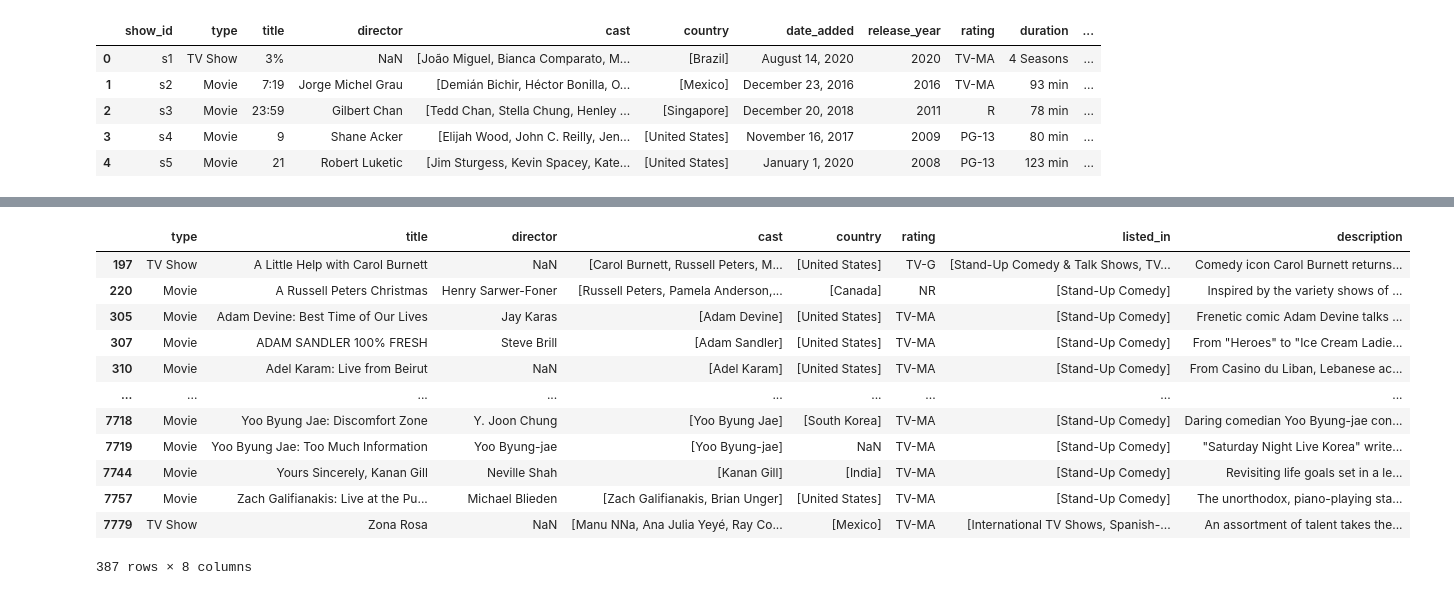
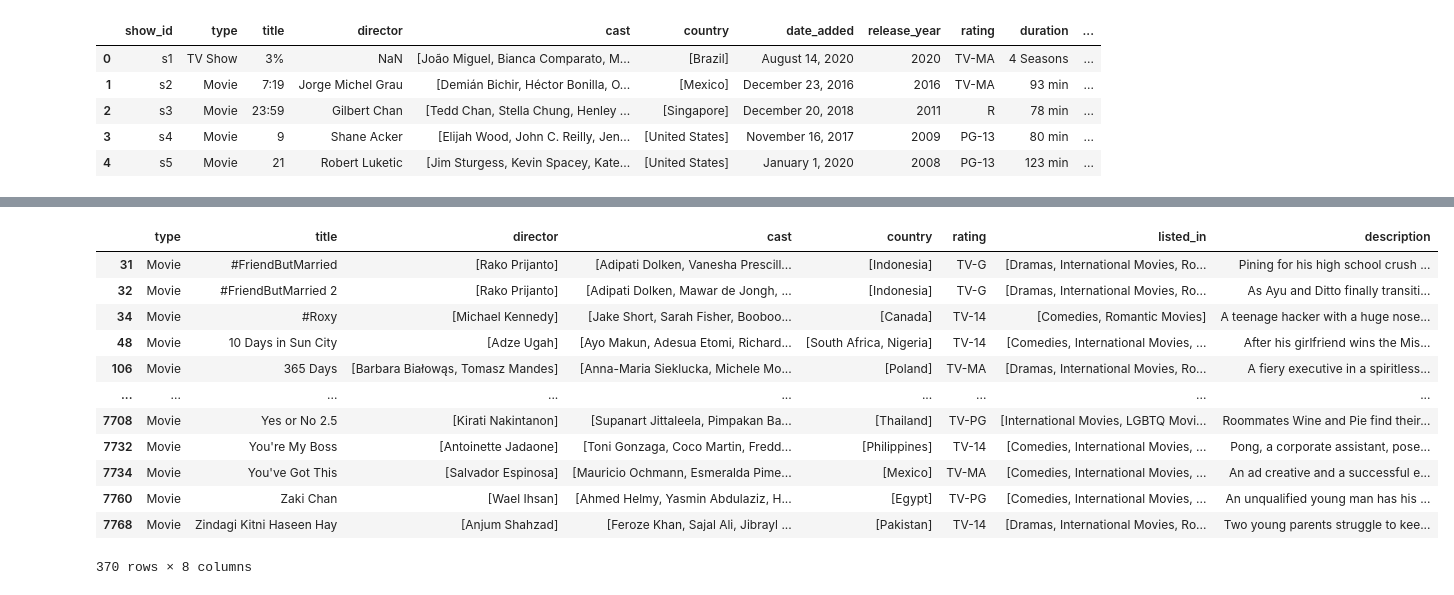
Before and after one commit to shashankbhatia15/NETFLIX-MOVIES-AND-TV-SHOWS-CLUSTERING, a Jupyter notebook: NETFLIX_MOVIES_AND_TV_SHOWS_CLUSTERING.ipynb, the cells around one changed output, grey strips where cells are left out. Saved outputs shown, nothing was run; the diff lists cells and outputs as text; code cells hidden in the pictures.

```diff
--- a/NETFLIX_MOVIES_AND_TV_SHOWS_CLUSTERING.ipynb
+++ b/NETFLIX_MOVIES_AND_TV_SHOWS_CLUSTERING.ipynb
@@ -538,3 +517,5 @@ print(tokens_without_sw)
+# %%
+stop = set(stopwords.words('english'))
 # %%
 df['combined features'][0]
 # %% [output]
@@ -623,5 +604,5 @@ KElbowVisualizer(ax=<matplotlib.axes._subplots.AxesSubplot object at 0x...>,
 # %%
-clusters=[i for i in range(10,101,10)]
+clusters=[i for i in range(2,103,10)]
 silhouette_avg = []
 Sum_of_squared_distances = []
 for num_clusters in clusters:
@@ -656,5 +637,5 @@ plt.show()
 # %%
-clusters=[i for i in range(2,26)]
+clusters=[i for i in range(2,40,1)]
 silhouette_avg = []
 Sum_of_squared_distances = []
 for num_clusters in clusters:
@@ -691,12 +672,12 @@ K=8
 # %%
 # Create K-Means Model
-modelkmeans = KMeans(n_clusters=8, init='k-means++', n_init=10).fit(x)
+modelkmeans = KMeans(n_clusters=22, init='k-means++', n_init=10).fit(x)
 
 # Form cluster predictions using K-Means Model
-predictions = modelkmeans.predict(x)
+predictions = modelkmeans.fit_predict(x)
 
 # Convert cluster predictions to data frame
 predictions_df = pd.DataFrame(predictions, columns=['cluster'])
 
 # Attach cluster predictions to original data frame
-df.insert(len(df.columns), column = 'cluster', value = predictions_df.cluster)
+#df.insert(len(df.columns), column = 'cluster', value = predictions_df.cluster)
@@ -728,16 +720,16 @@ df[df['cluster'] == 0][['type','title','director','cast','country','rating','lis
 # %%
-df[df['cluster'] == 1][['type','title','director','cast','country','rating','listed_in','description']]
+df[df['cluster'] ==4][['type','title','director','cast','country','rating','listed_in','description']]
 # %% [output]
 |  | type | title | director | cast | country | rating | listed_in | description |
-| 197 | TV Show | A Little Help with Carol Burnett | NaN | [Carol Burnett, Russell Peters, M... | [United States] | TV-G | [Stand-Up Comedy & Talk Shows, TV... | Comedy icon Carol Burnett returns... |
-| 220 | Movie | A Russell Peters Christmas | Henry Sarwer-Foner | [Russell Peters, Pamela Anderson,... | [Canada] | NR | [Stand-Up Comedy] | Inspired by the variety shows of ... |
-| 305 | Movie | Adam Devine: Best Time of Our Lives | Jay Karas | [Adam Devine] | [United States] | TV-MA | [Stand-Up Comedy] | Frenetic comic Adam Devine talks ... |
-| 307 | Movie | ADAM SANDLER 100% FRESH | Steve Brill | [Adam Sandler] | [United States] | TV-MA | [Stand-Up Comedy] | From "Heroes" to "Ice Cream Ladie... |
-| 310 | Movie | Adel Karam: Live from Beirut | NaN | [Adel Karam] | [United States] | TV-MA | [Stand-Up Comedy] | From Casino du Liban, Lebanese ac... |
+| 31 | Movie | #FriendButMarried | [Rako Prijanto] | [Adipati Dolken, Vanesha Prescill... | [Indonesia] | TV-G | [Dramas, International Movies, Ro... | Pining for his high school crush ... |
+| 32 | Movie | #FriendButMarried 2 | [Rako Prijanto] | [Adipati Dolken, Mawar de Jongh, ... | [Indonesia] | TV-G | [Dramas, International Movies, Ro... | As Ayu and Ditto finally transiti... |
+| 34 | Movie | #Roxy | [Michael Kennedy] | [Jake Short, Sarah Fisher, Booboo... | [Canada] | TV-14 | [Comedies, Romantic Movies] | A teenage hacker with a huge nose... |
+| 48 | Movie | 10 Days in Sun City | [Adze Ugah] | [Ayo Makun, Adesua Etomi, Richard... | [South Africa, Nigeria] | TV-14 | [Comedies, International Movies, ... | After his girlfriend wins the Mis... |
+| 106 | Movie | 365 Days | [Barbara Białowąs, Tomasz Mandes] | [Anna-Maria Sieklucka, Michele Mo... | [Poland] | TV-MA | [Dramas, International Movies, Ro... | A fiery executive in a spiritless... |
 | ... | ... | ... | ... | ... | ... | ... | ... | ... |
-| 7718 | Movie | Yoo Byung Jae: Discomfort Zone | Y. Joon Chung | [Yoo Byung Jae] | [South Korea] | TV-MA | [Stand-Up Comedy] | Daring comedian Yoo Byung-jae con... |
-| 7719 | Movie | Yoo Byung Jae: Too Much Information | Yoo Byung-jae | [Yoo Byung-jae] | NaN | TV-MA | [Stand-Up Comedy] | "Saturday Night Live Korea" write... |
-| 7744 | Movie | Yours Sincerely, Kanan Gill | Neville Shah | [Kanan Gill] | [India] | TV-MA | [Stand-Up Comedy] | Revisiting life goals set in a le... |
-| 7757 | Movie | Zach Galifianakis: Live at the Pu... | Michael Blieden | [Zach Galifianakis, Brian Unger] | [United States] | TV-MA | [Stand-Up Comedy] | The unorthodox, piano-playing sta... |
-| 7779 | TV Show | Zona Rosa | NaN | [Manu NNa, Ana Julia Yeyé, Ray Co... | [Mexico] | TV-MA | [International TV Shows, Spanish-... | An assortment of talent takes the... |
+| 7708 | Movie | Yes or No 2.5 | [Kirati Nakintanon] | [Supanart Jittaleela, Pimpakan Ba... | [Thailand] | TV-PG | [International Movies, LGBTQ Movi... | Roommates Wine and Pie find their... |
+| 7732 | Movie | You're My Boss | [Antoinette Jadaone] | [Toni Gonzaga, Coco Martin, Fredd... | [Philippines] | TV-14 | [Comedies, International Movies, ... | Pong, a corporate assistant, pose... |
+| 7734 | Movie | You've Got This | [Salvador Espinosa] | [Mauricio Ochmann, Esmeralda Pime... | [Mexico] | TV-MA | [Comedies, International Movies, ... | An ad creative and a successful e... |
+| 7760 | Movie | Zaki Chan | [Wael Ihsan] | [Ahmed Helmy, Yasmin Abdulaziz, H... | [Egypt] | TV-PG | [Comedies, International Movies, ... | An unqualified young man has his ... |
+| 7768 | Movie | Zindagi Kitni Haseen Hay | [Anjum Shahzad] | [Feroze Khan, Sajal Ali, Jibrayl ... | [Pakistan] | TV-14 | [Dramas, International Movies, Ro... | Two young parents struggle to kee... |
-387 rows × 8 columns
+370 rows × 8 columns
```
Also changed, not shown: parts of 33 cells of this notebook.
